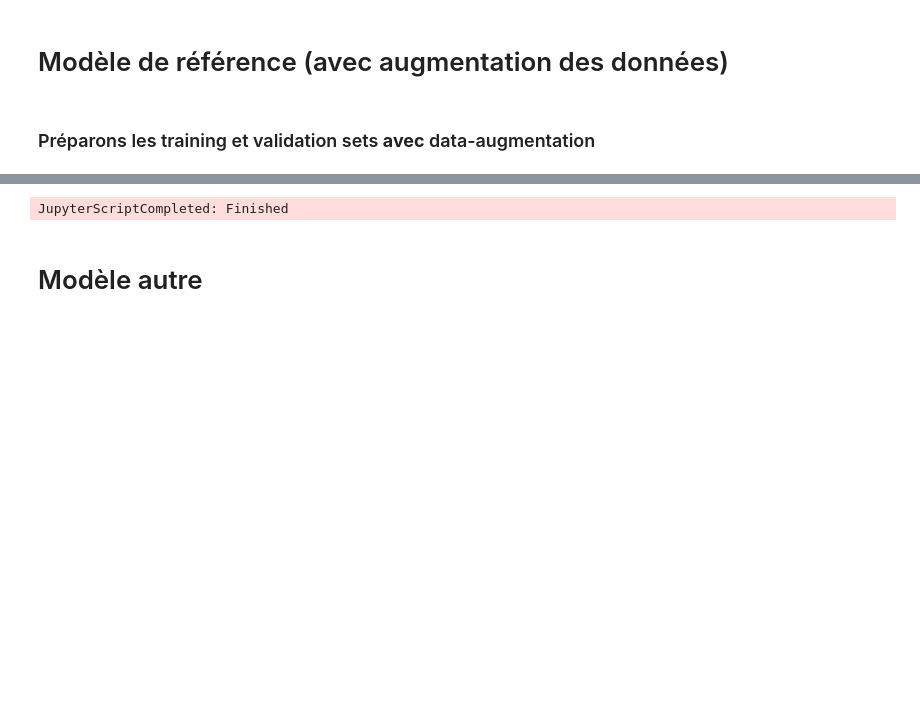
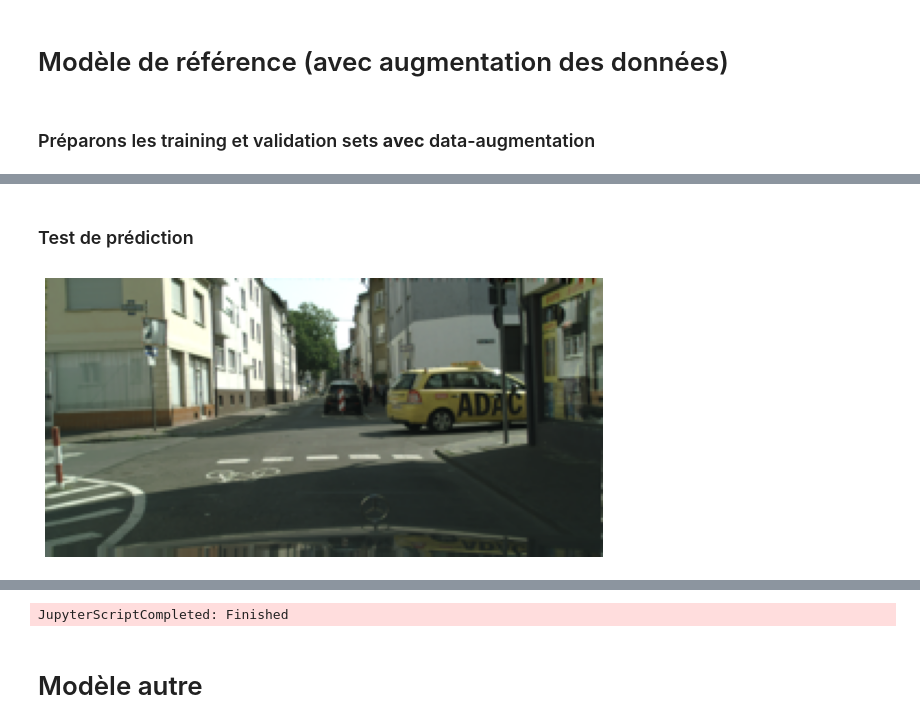
Before and after one commit to Valkea/OC_AI_08, a Jupyter notebook: 03_Spot_checking_models.ipynb, the cells around one changed output, grey strips where cells are left out. Drawn from its saved outputs; the diff is of its cells as text; code cells hidden in the pictures; blank space fills up the shorter version.

```diff
--- a/03_Spot_checking_models.ipynb
+++ b/03_Spot_checking_models.ipynb
@@ -385,0 +412,10 @@ summarize_diagnostics(history)
+# %% [markdown]
+### Test de prédiction
+# %%
+test_img = Image.open("data/preprocessed/256x128/val/frankfurt_000000_000294.png")
+fig = plt.figure(figsize=(10,10))
+plt.imshow(test_img)
+plt.axis('off')
+plt.show()
+# %% [output]
+[figure, added]
```
Also changed, not shown: parts of 15 cells of this notebook, 2 other files.
